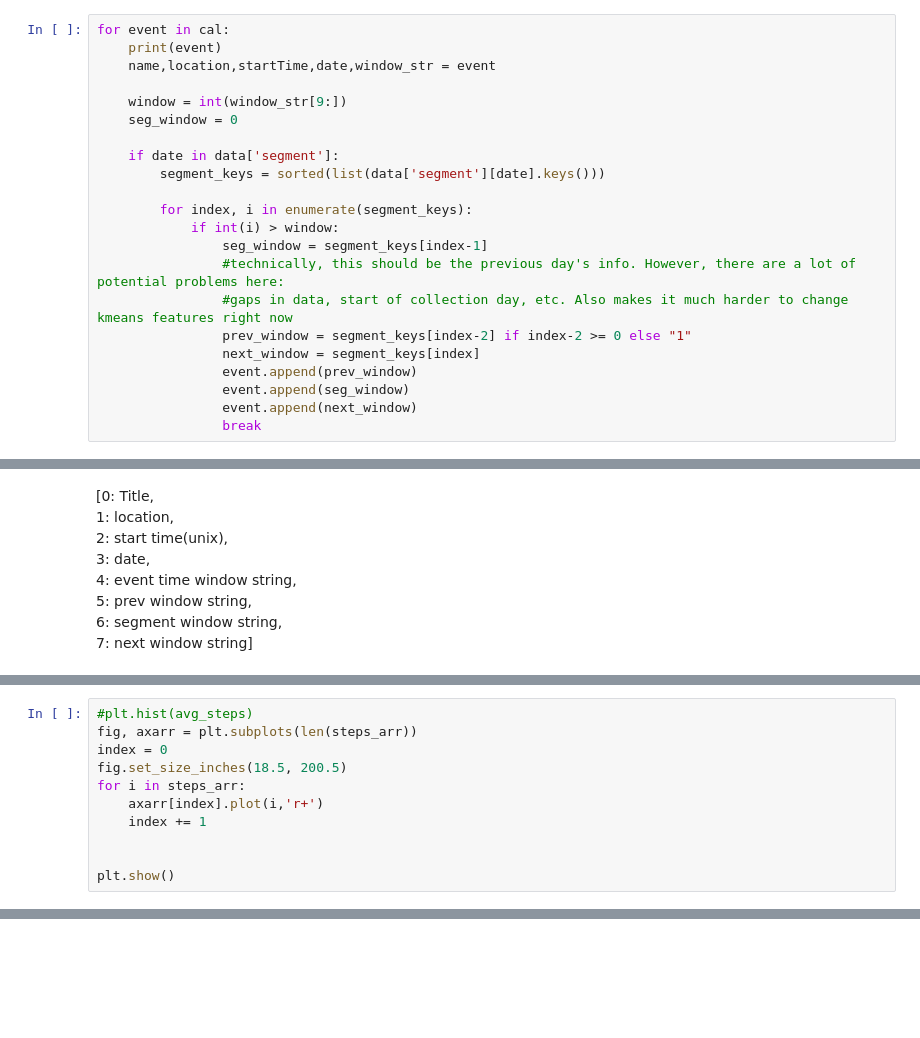
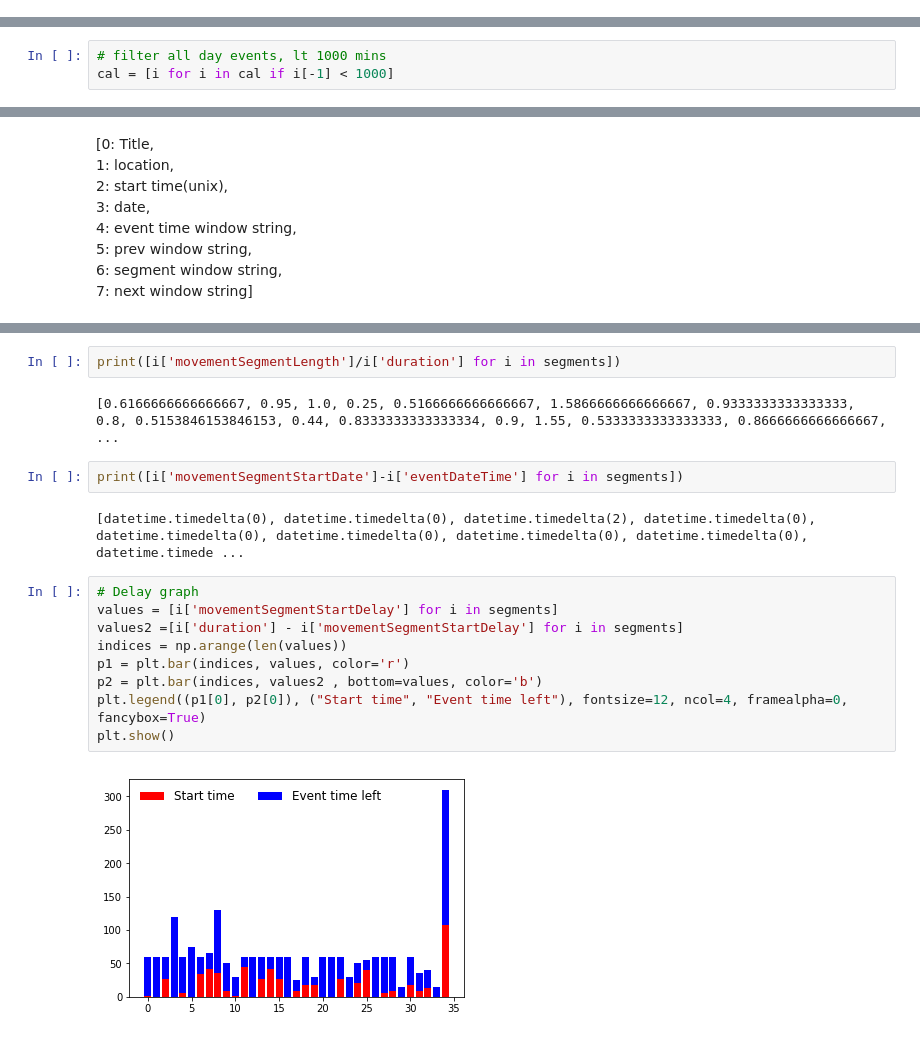
Before and after one commit to Institute-for-Future-Health/Personicle-Data-Analysis, a Jupyter notebook: cal_moving_segmentation.ipynb, the cells around one changed output, grey strips where cells are left out. Drawn from its saved outputs; the diff is of its cells as text; blank space fills up the shorter version.

Commit message:
Added working -> working segmentation

```diff
--- a/cal_moving_segmentation.ipynb
+++ b/cal_moving_segmentation.ipynb
@@ -70,22 +109,0 @@ classified_minute_windows
-# %%
-for event in cal:
-    print(event)
-    name,location,startTime,date,window_str = event
-
-    window = int(window_str[9:])
-    seg_window = 0
-
-    if date in data['segment']:
-        segment_keys = sorted(list(data['segment'][date].keys()))
-
-        for index, i in enumerate(segment_keys):
-            if int(i) > window:
-                seg_window = segment_keys[index-1]
-                #technically, this should be the previous day's info. However, there are a lot of potential problems here:
-                #gaps in data, start of collection day, etc. Also makes it much harder to change kmeans features right now
-                prev_window = segment_keys[index-2] if index-2 >= 0 else "1"
-                next_window = segment_keys[index]
-                event.append(prev_window)
-                event.append(seg_window)
-                event.append(next_window)
-                break
@@ -109,0 +110,3 @@ for event in cal:
+# %%
+# filter all day events, lt 1000 mins
+cal = [i for i in cal if i[-1] < 1000]
@@ -132,11 +187,0 @@ for event in cal:
-# %%
-#plt.hist(avg_steps)
-fig, axarr = plt.subplots(len(steps_arr))
-index = 0
-fig.set_size_inches(18.5, 200.5)
-for i in steps_arr:
-    axarr[index].plot(i,'r+')
-    index += 1
-
-
-plt.show()
@@ -149,0 +208,19 @@ KeyError: '0202_2018'
+# %%
+print([i['movementSegmentLength']/i['duration'] for i in segments])
+# %% [output]
+[0.6166666666666667, 0.95, 1.0, 0.25, 0.5166666666666667, 1.5866666666666667, 0.9333333333333333, 0.8, 0.5153846153846153, 0.44, 0.8333333333333334, 0.9, 1.55, 0.5333333333333333, 0.8666666666666667,  ...
+# %%
+print([i['movementSegmentStartDate']-i['eventDateTime'] for i in segments])
+# %% [output]
+[datetime.timedelta(0), datetime.timedelta(0), datetime.timedelta(2), datetime.timedelta(0), datetime.timedelta(0), datetime.timedelta(0), datetime.timedelta(0), datetime.timedelta(0), datetime.timede ...
+# %%
+# Delay graph
+values = [i['movementSegmentStartDelay'] for i in segments]
+values2 =[i['duration'] - i['movementSegmentStartDelay'] for i in segments]
+indices = np.arange(len(values))
+p1 = plt.bar(indices, values, color='r')
+p2 = plt.bar(indices, values2 , bottom=values, color='b')
+plt.legend((p1[0], p2[0]), ("Start time", "Event time left"), fontsize=12, ncol=4, framealpha=0, fancybox=True)
+plt.show()
+# %% [output]
+[figure, added]
```
Also changed, not shown: parts of 16 cells of this notebook.
